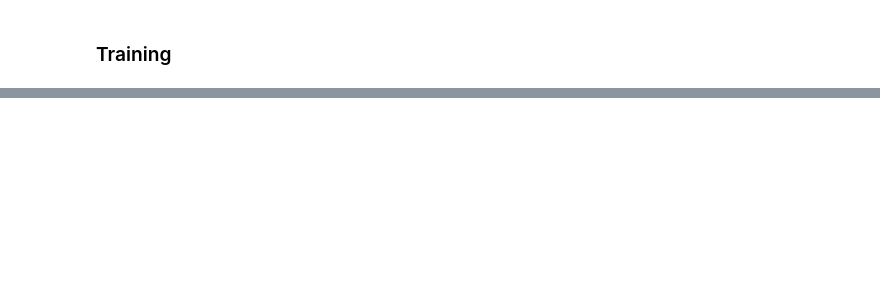
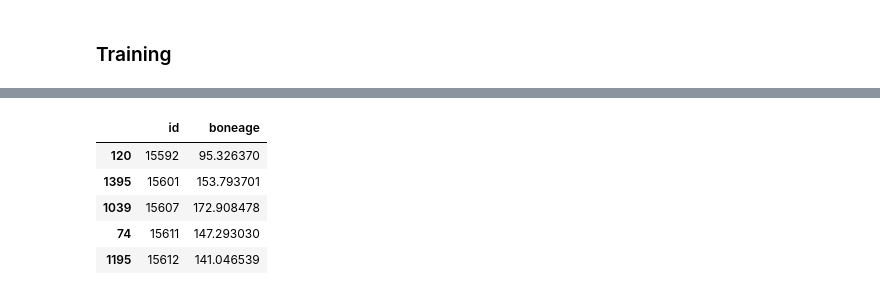
Before and after one commit to alxndrkalinin/boneage, a Jupyter notebook: notebooks/resnet_v1.ipynb, the cells around one changed output, grey strips where cells are left out. Saved outputs shown, nothing was run; the diff lists cells and outputs as text; code cells hidden in the pictures; blank space fills up the shorter version.

```diff
--- a/notebooks/resnet_v1.ipynb
+++ b/notebooks/resnet_v1.ipynb
@@ -556,0 +847,9 @@ for epoch in range(1, 60 + 1):
+# %%
+all_preds_df.tail()
+# %% [output]
+|  | id | boneage |
+| 120 | 15592 | 95.326370 |
+| 1395 | 15601 | 153.793701 |
+| 1039 | 15607 | 172.908478 |
+| 74 | 15611 | 147.293030 |
+| 1195 | 15612 | 141.046539 |
```
Also changed, not shown: parts of 30 cells of this notebook.
